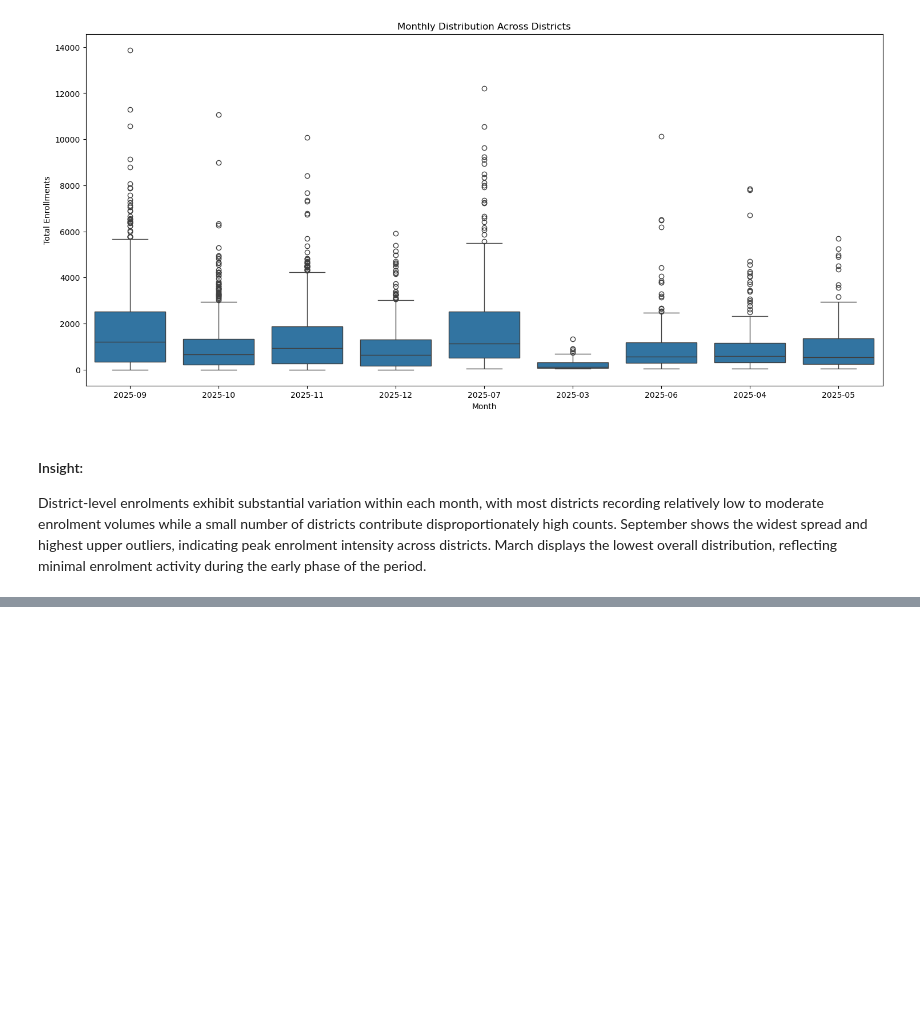
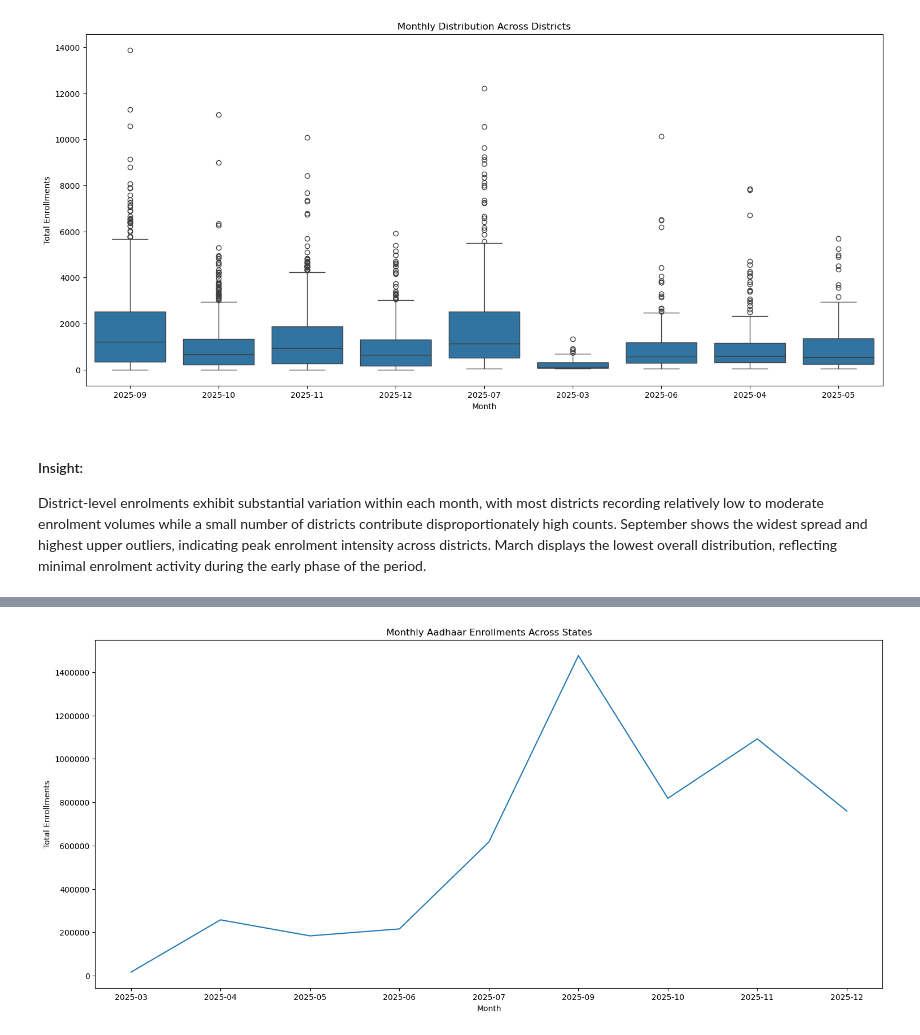
Before and after one commit to bitanpatra/Aadhar-Enrollment-Analysis, a Jupyter notebook: Notebook & Raw Data/Aadhar enrollment Analysis.ipynb, the cells around one changed output, grey strips where cells are left out. Cells and saved outputs as stored; diff of their text form; code cells hidden in the pictures; blank space fills up the shorter version.

```diff
--- a/Notebook & Raw Data/Aadhar enrollment Analysis.ipynb
+++ b/Notebook & Raw Data/Aadhar enrollment Analysis.ipynb
@@ -659,0 +720,19 @@ District-level enrolments exhibit substantial variation within each month, with
+# %%
+monthly_total_state = (
+    state_month
+    .groupby('month', as_index=False)['total_enrollments']
+    .sum()
+    .sort_values('month')
+)
+
+monthly_total_state['month'] = monthly_total_state['month'].astype(str)
+
+plt.figure(figsize=(18, 8))
+sns.lineplot(data=monthly_total_state, x='month', y='total_enrollments')
+plt.title('Monthly Aadhaar Enrollments Across States')
+plt.xlabel('Month')
+plt.ylabel('Total Enrollments')
+plt.ticklabel_format(style='plain', axis='y')
+plt.show()
+# %% [output]
+[figure, added]
```
Also changed, not shown: parts of 12 cells of this notebook.
